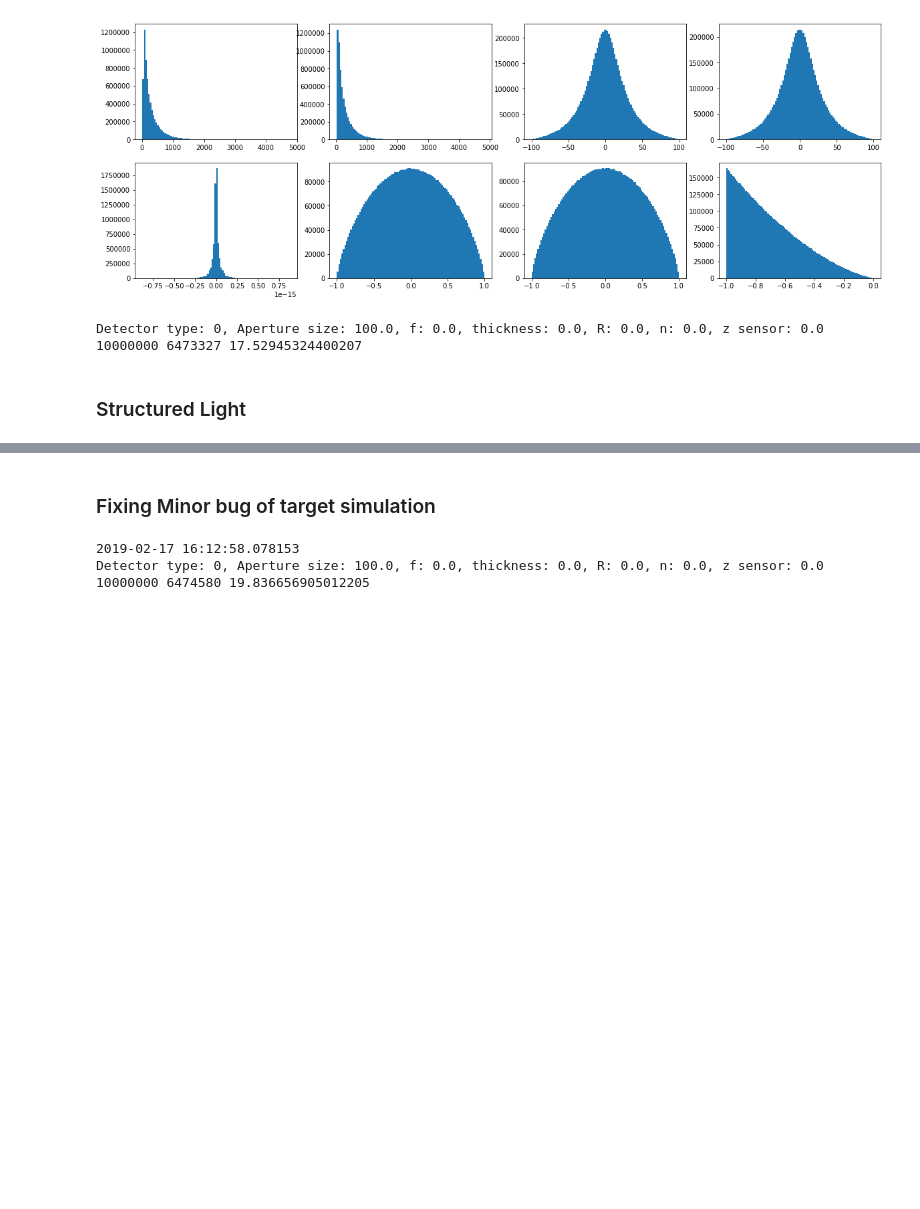
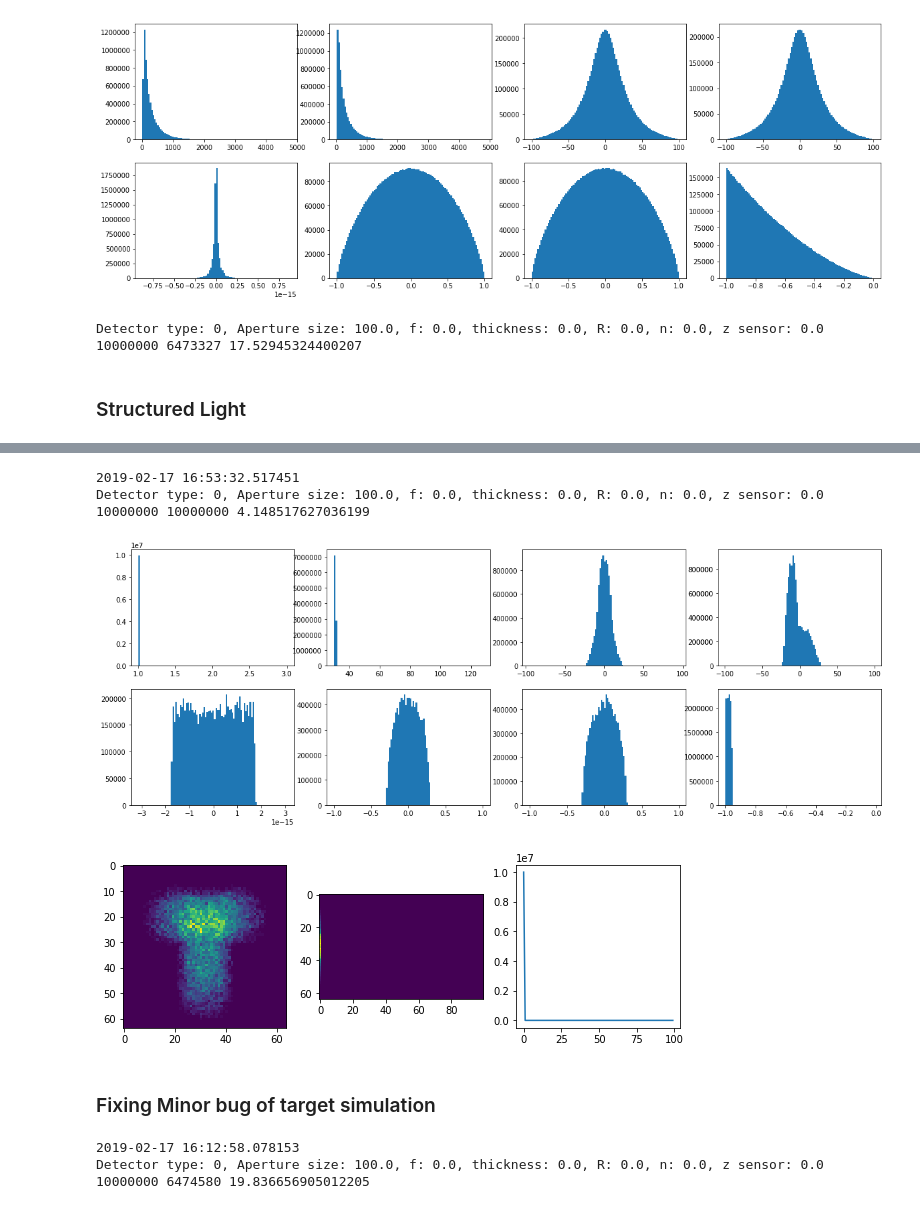
Before and after one commit to mitmedialab/MonteCarloRender, a Jupyter notebook: tests.ipynb, the cells around one changed output, grey strips where cells are left out. Saved outputs shown, nothing was run; the diff lists cells and outputs as text; code cells hidden in the pictures; blank space fills up the shorter version.

```diff
--- a/tests.ipynb
+++ b/tests.ipynb
@@ -444,3 +420,22 @@ Detector type: 0, Aperture size: 100.0, f: 0.0, thickness: 0.0, R: 0.0, n: 0.0,
+# %%
+pattern = np.zeros(shape=(60,60))
+pattern[21:50,28:32]=1
+pattern[16:21,15:45]=1
+testRunIllumination(muS = 0.0001,
+                    source = {'r': np.array([0.0, 0.0, 30.0]),
+                              'mu': np.array([0.0, 0.0, -1.0]),
+                              'theta': 0.3, 'size': 1,
+                              'pattern': pattern,
+                              'method': 'structured_pattern_cone', 'time_profile': 'delta'}
+                                ) #save as runTest() Comparing Time
+data, num_simulated, num_detected = loadTest()
+plotTargetTest(data)
+# %% [output]
+2019-02-17 16:53:32.517451
+Detector type: 0, Aperture size: 100.0, f: 0.0, thickness: 0.0, R: 0.0, n: 0.0, z sensor: 0.0
+10000000 10000000 4.148517627036199
+[figure, added]
+[figure, added]
 # %% [markdown]
 ### Fixing Minor bug of target simulation
 # %%
```
Also changed, not shown: parts of 5 cells of this notebook.
